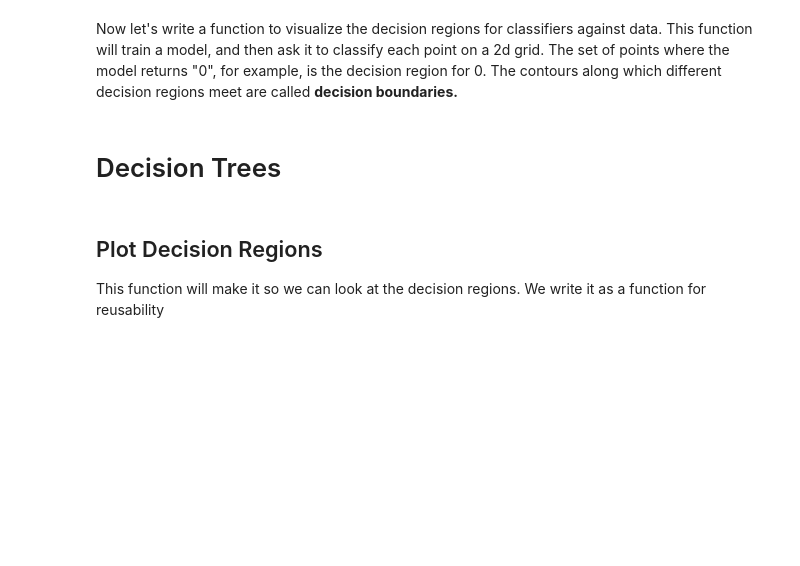
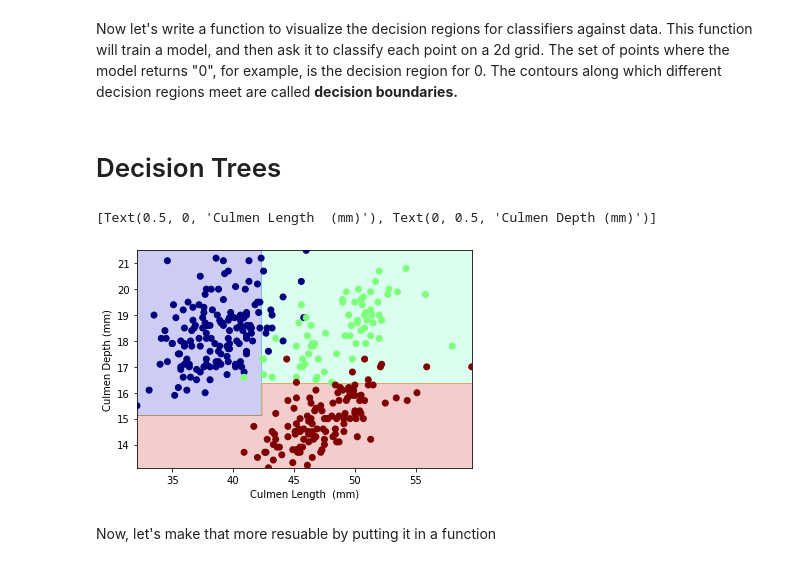
Before and after one commit to PhilChodrow/PIC16A, a Jupyter notebook: Content_Mike/LiveLectures/Notes0224.ipynb, the cells around one changed output. Saved outputs shown, nothing was run; the diff lists cells and outputs as text; code cells hidden in the pictures; blank space fills up the shorter version.

```diff
--- a/Content_Mike/LiveLectures/Notes0224.ipynb
+++ b/Content_Mike/LiveLectures/Notes0224.ipynb
@@ -116,7 +83,50 @@ T = tree. DecisionTreeClassifier(max_depth=2)
-# %% [markdown]
-## Plot Decision Regions
-
-This function will make it so we can look at the decision regions. We write it as a function for reusability
+# %%
+from sklearn import tree
+T = tree. DecisionTreeClassifier(max_depth=2)
+
+T.fit(X,y)
+
+#shortened column names
+x0 = X['Culmen Length (mm)']
+x1= X['Culmen Depth (mm)']
+
+#create a grid
+grid_x=np.linspace(x0.min(),x0.max(),501)
+grid_y=np.linspace(x1.min(),x1.max(),501)
+xx,yy=np.meshgrid(grid_x,grid_y)
+
+xx.shape,yy.shape #run code here
+xx #run code here
+yy #run code here
+#typical point
+xx[10,10], yy[10,10]
+
+#unfortunately machine learning alorithm's typically want 1d arrays
+#for this we use ravel()
+XX=xx.ravel()
+YY=yy.ravel()
+#concatenate the two parts of the grid
+np.c_[XX,YY]
+
+#make predictions
+p=T.predict(np.c_[XX,YY])
+#reshape back into a 2D array
+p=p.reshape(xx.shape)
+
+fig, ax=plt.subplots(1)
+
+#plot decision regions
+ax.contourf(xx,yy,p,cmap="jet",alpha=.2)
+
+#display data points
+ax.scatter(x0,x1,c=y,cmap="jet")
+
+ax.set(xlabel="Culmen Length  (mm)", ylabel="Culmen Depth (mm)")
+# %% [output]
+[Text(0.5, 0, 'Culmen Length  (mm)'), Text(0, 0.5, 'Culmen Depth (mm)')]
+[figure, added]
+# %% [markdown]
+Now, let's make that more resuable by putting it in a function
 # %%
 def plot_regions(c,X,y):
     """
```
Also changed, not shown: parts of 19 cells of this notebook, 22 other files.
